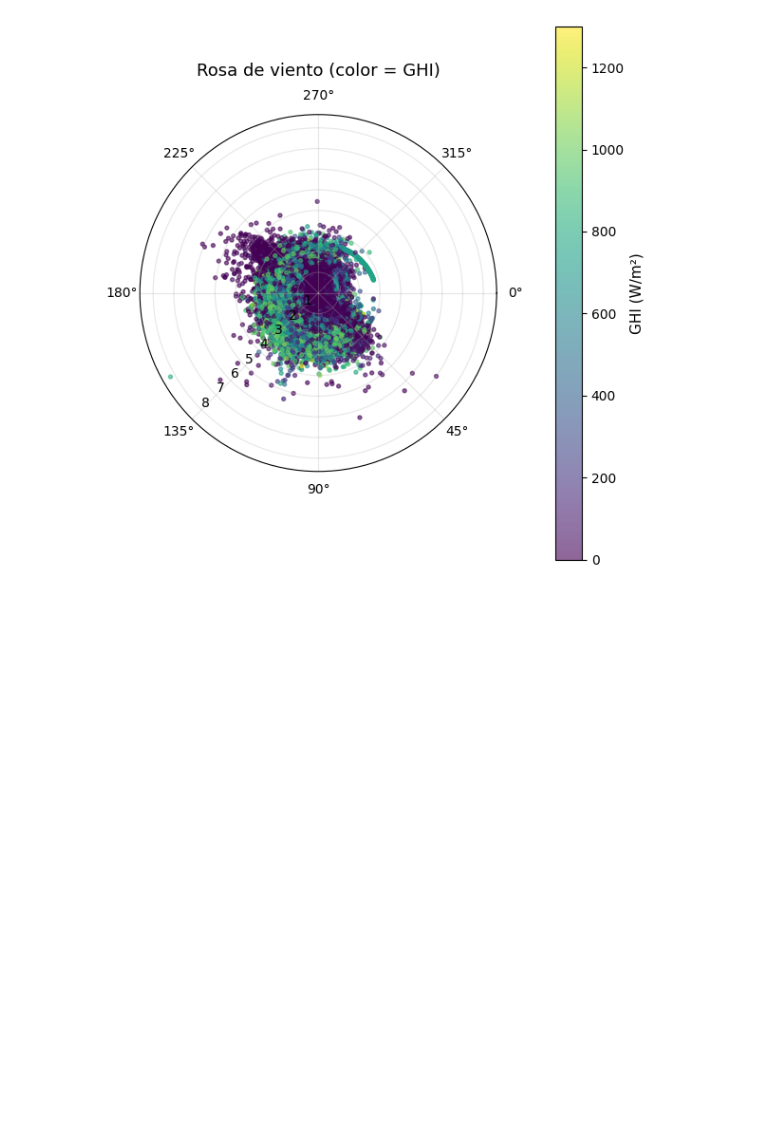
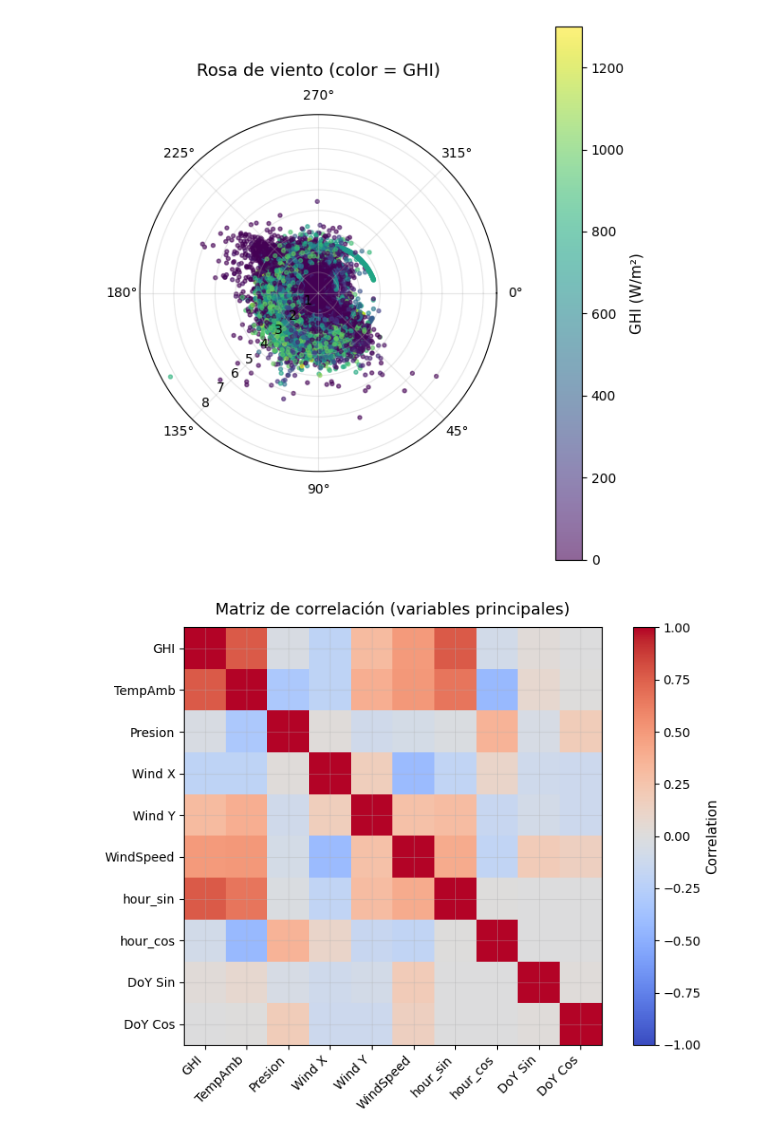
Before and after one commit to EstebanLN/solar-forecasting-colombia, a Jupyter notebook: notebooks/02_DataCleaning_FeatureEngineering.ipynb, the cells around one changed output. Drawn from its saved outputs; the diff is of its cells as text; code cells hidden in the pictures; blank space fills up the shorter version.

```diff
--- a/notebooks/02_DataCleaning_FeatureEngineering.ipynb
+++ b/notebooks/02_DataCleaning_FeatureEngineering.ipynb
@@ -280,3 +289,23 @@ fig.savefig(FIG_DIR / "wind_rose_scatter_ghi.png")
 plt.show()
 # %% [output]
 [figure]
+# %%
+# --- Correlaciones ---
+cols_interest = [
+    "GHI", "TempAmb", "Presion",
+    "Wind X", "Wind Y", "WindSpeed",
+    "hour_sin", "hour_cos",
+    "DoY Sin", "DoY Cos"
+]
+corr = base[cols_interest].corr()
+
+plt.figure(figsize=(8,6))
+im = plt.imshow(corr, cmap="coolwarm", vmin=-1, vmax=1)
+plt.colorbar(im, label="Correlation")
+plt.xticks(range(len(corr.columns)), corr.columns, rotation=45, ha="right")
+plt.yticks(range(len(corr.columns)), corr.columns)
+plt.title("Matriz de correlación (variables principales)", pad=10)
+plt.tight_layout()
+plt.show()
+# %% [output]
+[figure, added]
```
Also changed, not shown: parts of 10 cells of this notebook.
